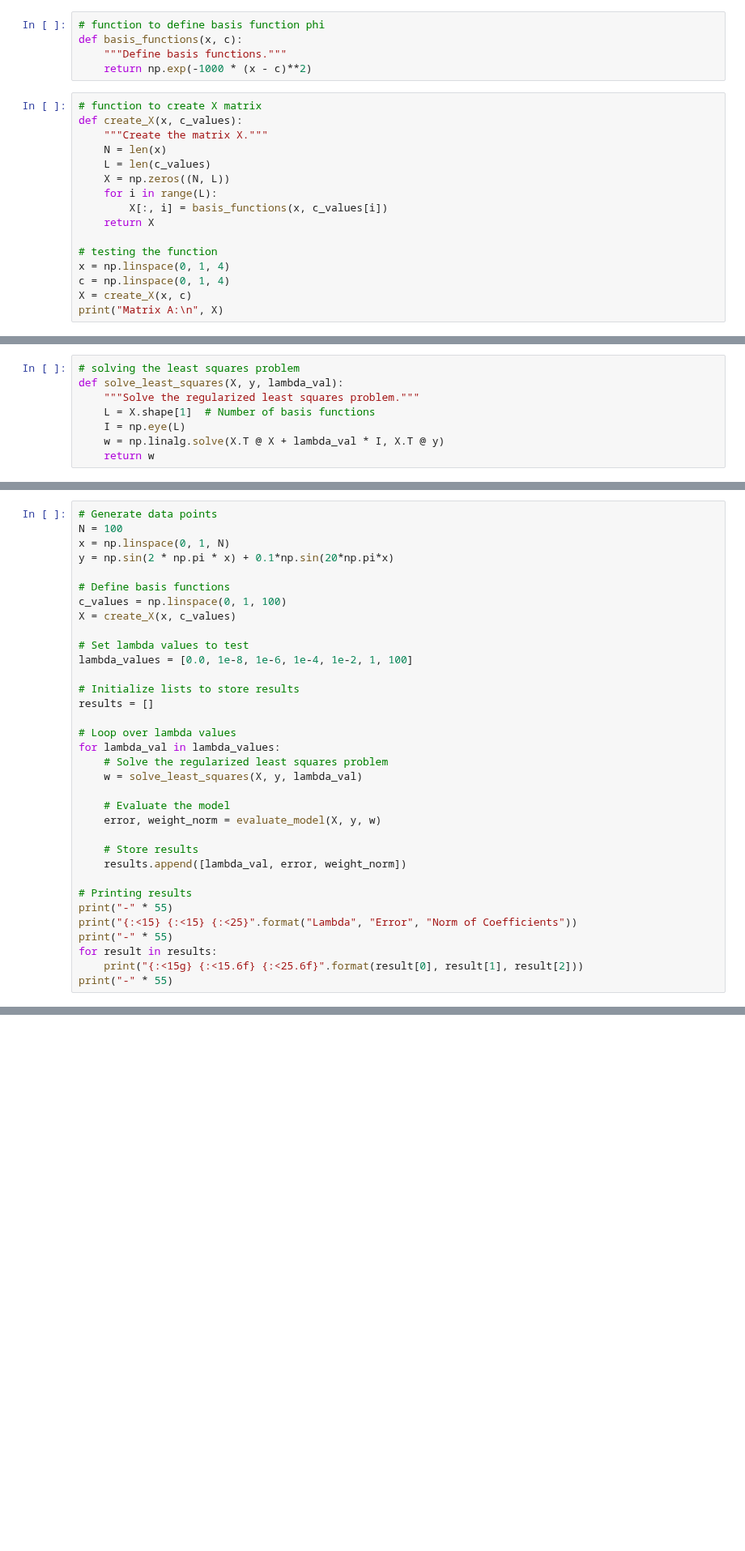
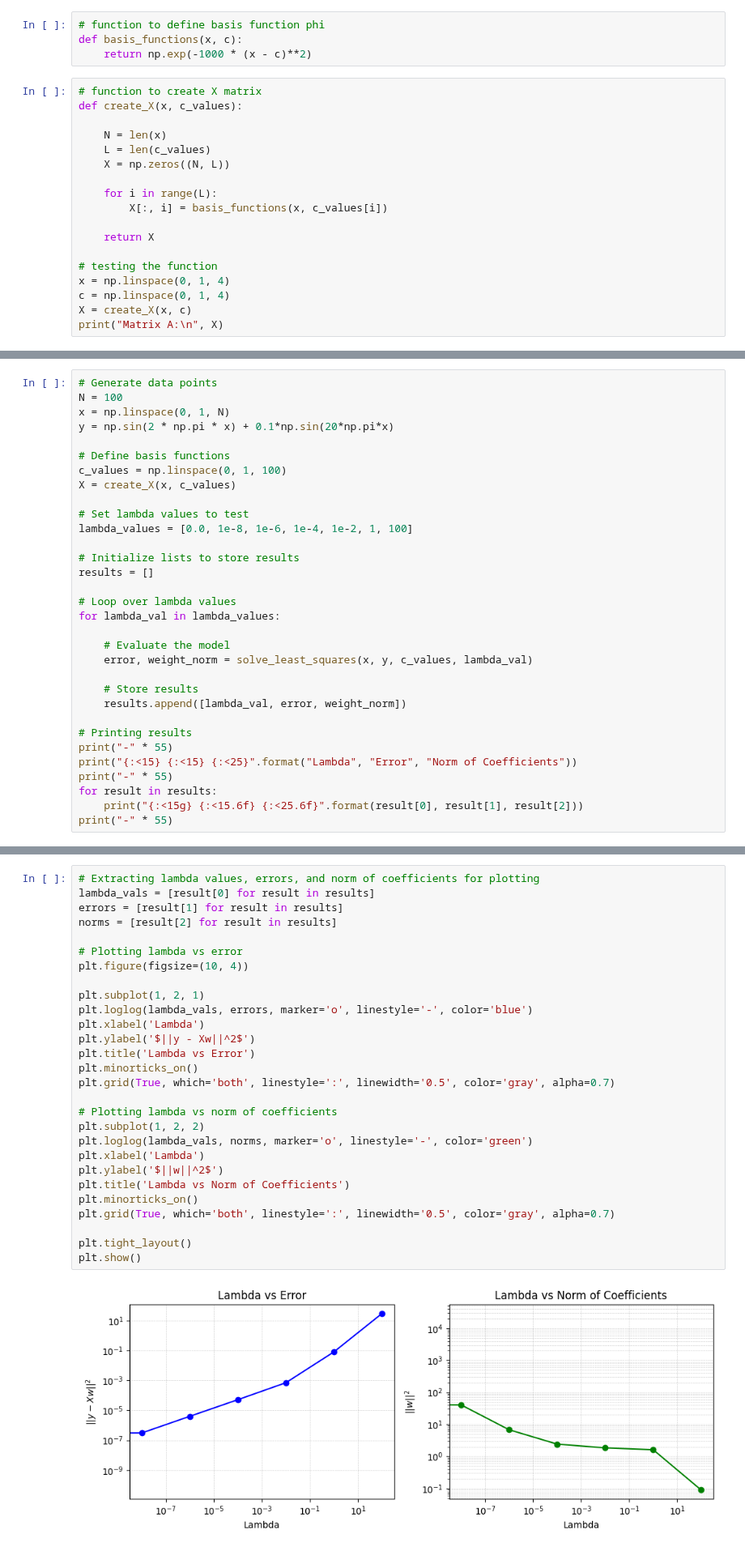
Before and after one commit to Mani0237/Prelims, a Jupyter notebook: prelim2024/Q2-200973108/Q2.ipynb, the cells around one changed output, grey strips where cells are left out. Shown at 81% size. Drawn from its saved outputs; the diff is of its cells as text; blank space fills up the shorter version.

```diff
--- a/prelim2024/Q2-200973108/Q2.ipynb
+++ b/prelim2024/Q2-200973108/Q2.ipynb
@@ -12,17 +30,18 @@ from scipy.sparse.linalg import gmres
 # %%
 # function to define basis function phi
 def basis_functions(x, c):
-    """Define basis functions."""
     return np.exp(-1000 * (x - c)**2)
 # %%
 # function to create X matrix
 def create_X(x, c_values):
-    """Create the matrix X."""
+
     N = len(x)
     L = len(c_values)
     X = np.zeros((N, L))
+
     for i in range(L):
         X[:, i] = basis_functions(x, c_values[i])
+
     return X
 
 # testing the function
@@ -36,11 +55,3 @@ Matrix A:
  [5.55977948e-049 1.00000000e+000 5.55977948e-049 9.55499062e-194]
  [9.55499062e-194 5.55977948e-049 1.00000000e+000 5.55977948e-049]
  [0.00000000e+000 9.55499062e-194 5.55977948e-049 1.00000000e+000]]
-# %%
-# solving the least squares problem
-def solve_least_squares(X, y, lambda_val):
-    """Solve the regularized least squares problem."""
-    L = X.shape[1]  # Number of basis functions
-    I = np.eye(L)
-    w = np.linalg.solve(X.T @ X + lambda_val * I, X.T @ y)
-    return w
@@ -94,11 +121,9 @@ results = []
 
 # Loop over lambda values
 for lambda_val in lambda_values:
-    # Solve the regularized least squares problem
-    w = solve_least_squares(X, y, lambda_val)
 
     # Evaluate the model
-    error, weight_norm = evaluate_model(X, y, w)
+    error, weight_norm = solve_least_squares(x, y, c_values, lambda_val)
 
     # Store results
     results.append([lambda_val, error, weight_norm])
@@ -122,5 +147,35 @@ Lambda          Error           Norm of Coefficients
 1               0.080763        1.611000
 100             29.642011       0.088426
 -------------------------------------------------------
+# %%
+# Extracting lambda values, errors, and norm of coefficients for plotting
+lambda_vals = [result[0] for result in results]
+errors = [result[1] for result in results]
+norms = [result[2] for result in results]
+
+# Plotting lambda vs error
+plt.figure(figsize=(10, 4))
+
+plt.subplot(1, 2, 1)
+plt.loglog(lambda_vals, errors, marker='o', linestyle='-', color='blue')
+plt.xlabel('Lambda')
+plt.ylabel('$||y - Xw||^2$')
+plt.title('Lambda vs Error')
+plt.minorticks_on()
+plt.grid(True, which='both', linestyle=':', linewidth='0.5', color='gray', alpha=0.7)
+
+# Plotting lambda vs norm of coefficients
+plt.subplot(1, 2, 2)
+plt.loglog(lambda_vals, norms, marker='o', linestyle='-', color='green')
+plt.xlabel('Lambda')
+plt.ylabel('$||w||^2$')
+plt.title('Lambda vs Norm of Coefficients')
+plt.minorticks_on()
+plt.grid(True, which='both', linestyle=':', linewidth='0.5', color='gray', alpha=0.7)
+
+plt.tight_layout()
+plt.show()
+# %% [output]
+[figure, added]
 # %% [markdown]
 ### Part (d)
```
Also changed, not shown: parts of 12 cells of this notebook, 1 other file.
